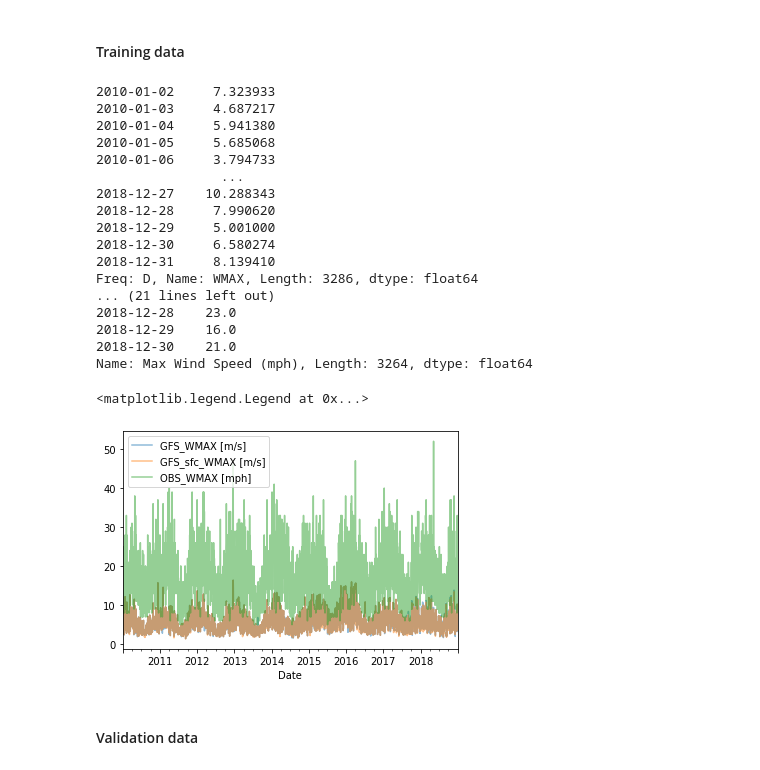
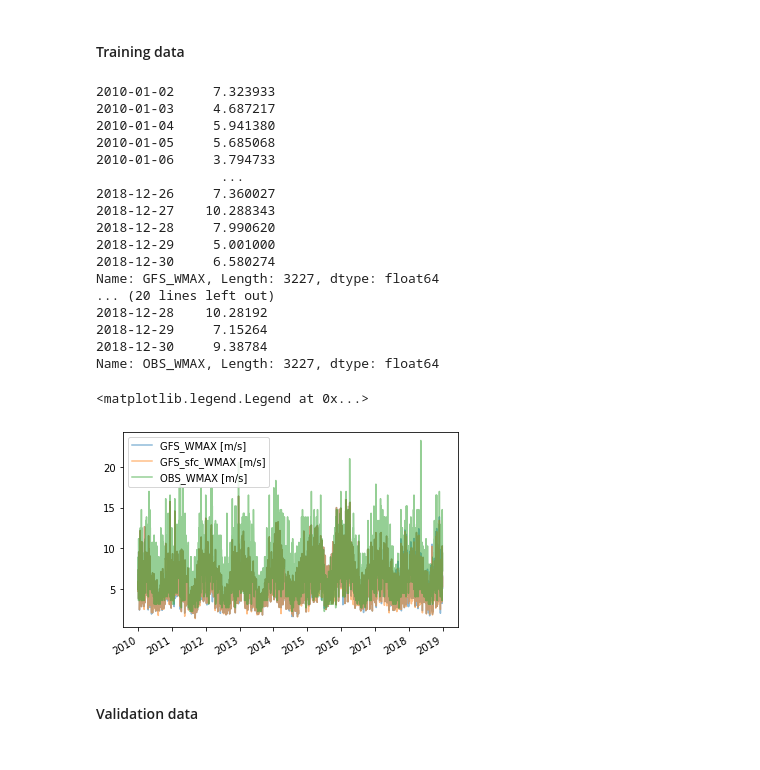
Before and after one commit to chuchun2/ATMS-597-Project-4-Group-C, a Jupyter notebook: project4_0404_CC.ipynb, the cells around one changed output. Cells and saved outputs as stored; diff of their text form; code cells hidden in the pictures.

```diff
--- a/project4_0404_CC.ipynb
+++ b/project4_0404_CC.ipynb
@@ -415,7 +415,7 @@ hourly_obs
 # %% [markdown]
 ### <b>Resample</b> hourly precip data into daily freq and add to daily_obs
 # %%
-hourly_obs[hourly_obs['pr1h'] < 0] = 0 # Counts trace precip (-0.1) as 0
+hourly_obs['pr1h'][hourly_obs['pr1h'] < 0] = 0 # Counts trace precip (-0.1) as 0
 hourly_obs_res = hourly_obs.resample('24H',base=6).sum()
 precip_daily = hourly_obs_res['pr1h']['2010-01-01 06:00:00':'2019-12-31 06:00:00'].resample('D').sum()
 precip_daily
@@ -643,3 +669,14 @@ Name: Min Hourly Temp (F), Length: 365, dtype: float64
 ## Max Wind (WMAX)
 # %% [markdown]
 ### Prepare training and validation data for WMAX from GFS and observation
+# %%
+# (1) select consistent dates and units (2) concatenate columns (3) remove missing dates at once
+OBS_WMAX = daily_obs['Max Wind Speed (mph)'].astype(float)['2010-01-02':'2019-12-31']
+GFS_WMAX = daily_gfs_valid_time['WMAX']['2010-01-02 06:00:00':'2019-12-31 06:00:00'].resample('D').mean()
+GFS_sfc_WPSD_daily_max = sfc_gfs_raw['WSPD'].astype(float).resample('24H',base=6).max()['2010-01-02 06:00:00':'2019-12-31 06:00:00'].resample('D').mean()
+OBS_WMAX = OBS_WMAX*0.44704  # converted from mph to m/s
+
+WMAX_concat = pd.concat([OBS_WMAX, GFS_WMAX, GFS_sfc_WPSD_daily_max], axis=1)
+WMAX_concat.columns = ['OBS_WMAX', 'GFS_WMAX', 'GFS_sfc_WSPD_daily_max']
+WMAX_ALL = WMAX_concat.dropna()
+WMAX_ALL
@@ -647,41 +698,40 @@ Name: Min Hourly Temp (F), Length: 365, dtype: float64
 #### Training data
 # %%
 # Training data, x: WMAX from daily_gfs (in m/s)
-GFS_WMAX_train = daily_gfs['WMAX']['2010-01-02 06:00:00':'2018-12-31 06:00:00'].resample('D').mean()  # select 2010-01-01 to 2018-12-30
+GFS_WMAX_train = WMAX_ALL['GFS_WMAX']['2010-01-02':'2018-12-31']
 print(GFS_WMAX_train)
 GFS_WMAX_train.plot(alpha = 0.5, label = 'GFS_WMAX [m/s]');
 
 # Training data, x: daily max WSPD from sfc_gfs (in m/s)
-GFS_sfc_WMAX_train = sfc_gfs['WSPD'].astype(float).resample('24H',base=6).max()['2010-01-02 06:00:00':'2018-12-31 06:00:00'].resample('D').mean()
+GFS_sfc_WMAX_train = WMAX_ALL['GFS_sfc_WSPD_daily_max']['2010-01-02':'2018-12-31']
 print(GFS_sfc_WMAX_train)
 GFS_sfc_WMAX_train.plot(alpha = 0.5, label = 'GFS_sfc_WMAX [m/s]');
 
-# Training data, y: daily_obs & Mask Missing Data (in mph)
-mask_missing = daily_obs['Max Wind Speed (mph)'] == 'M'
-OBS_WMAX_train = daily_obs['Max Wind Speed (mph)'].mask(mask_missing).dropna().astype(float)['2010-01-02':'2018-12-31']
+# # Training data, y: daily_obs & Mask Missing Data (in m/s)
+OBS_WMAX_train = WMAX_ALL['OBS_WMAX']['2010-01-02':'2018-12-31']
 print(OBS_WMAX_train)
-OBS_WMAX_train.plot(alpha = 0.5, label = 'OBS_WMAX [mph]');
+OBS_WMAX_train.plot(alpha = 0.5, label = 'OBS_WMAX [m/s]');
 plt.legend(loc = 'best')
 # %% [output]
 2010-01-02     7.323933
 2010-01-03     4.687217
 2010-01-04     5.941380
 2010-01-05     5.685068
 2010-01-06     3.794733
                 ...
+2018-12-26     7.360027
 2018-12-27    10.288343
 2018-12-28     7.990620
 2018-12-29     5.001000
 2018-12-30     6.580274
-2018-12-31     8.139410
-Freq: D, Name: WMAX, Length: 3286, dtype: float64
-... (21 lines left out)
-2018-12-28    23.0
-2018-12-29    16.0
-2018-12-30    21.0
-Name: Max Wind Speed (mph), Length: 3264, dtype: float64
+Name: GFS_WMAX, Length: 3227, dtype: float64
+... (20 lines left out)
+2018-12-28    10.28192
+2018-12-29     7.15264
+2018-12-30     9.38784
+Name: OBS_WMAX, Length: 3227, dtype: float64
 <matplotlib.legend.Legend at 0x...>
-[figure, old version]
+[figure, new version]
 # %% [markdown]
 #### Validation data
 # %%
```
Also changed, not shown: parts of 24 cells of this notebook.
